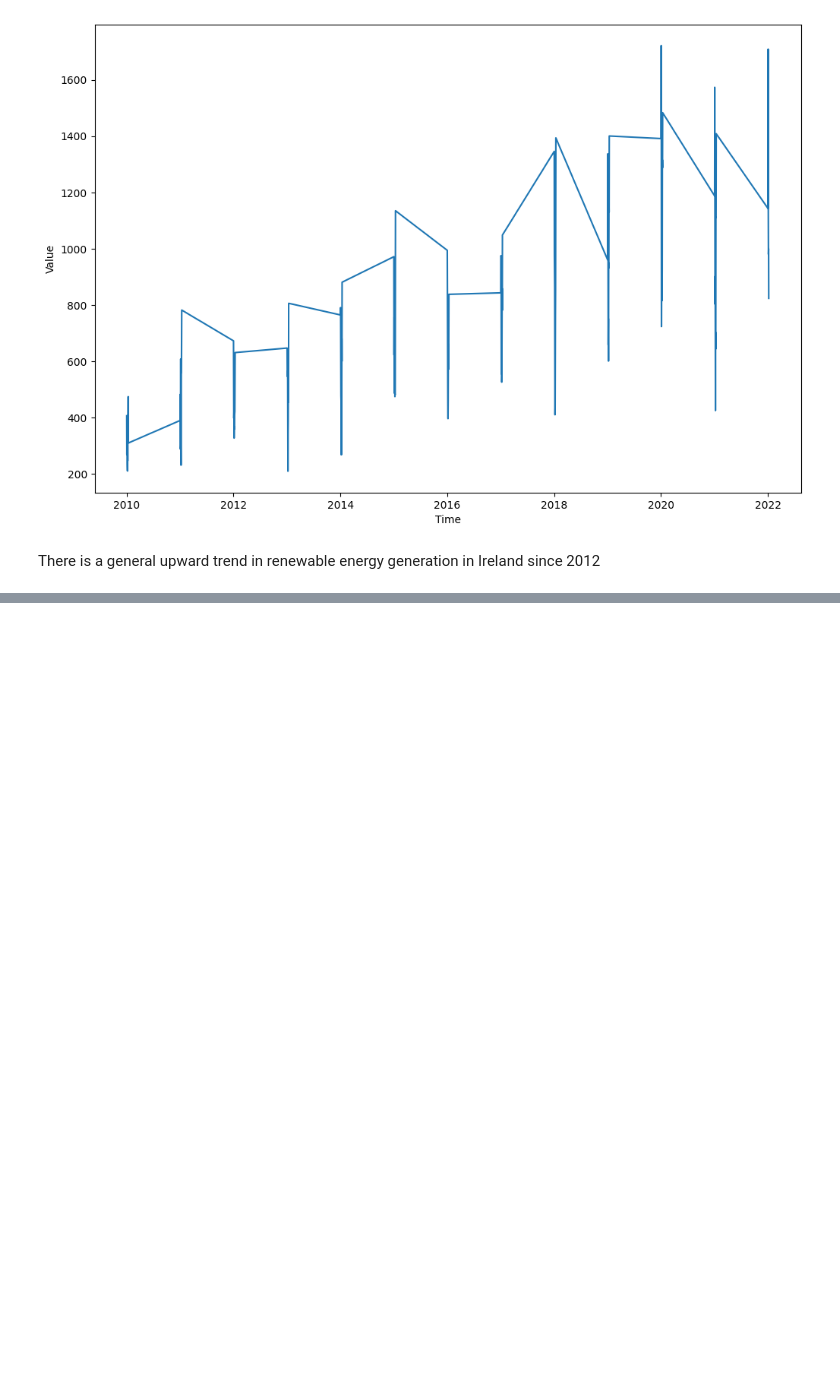
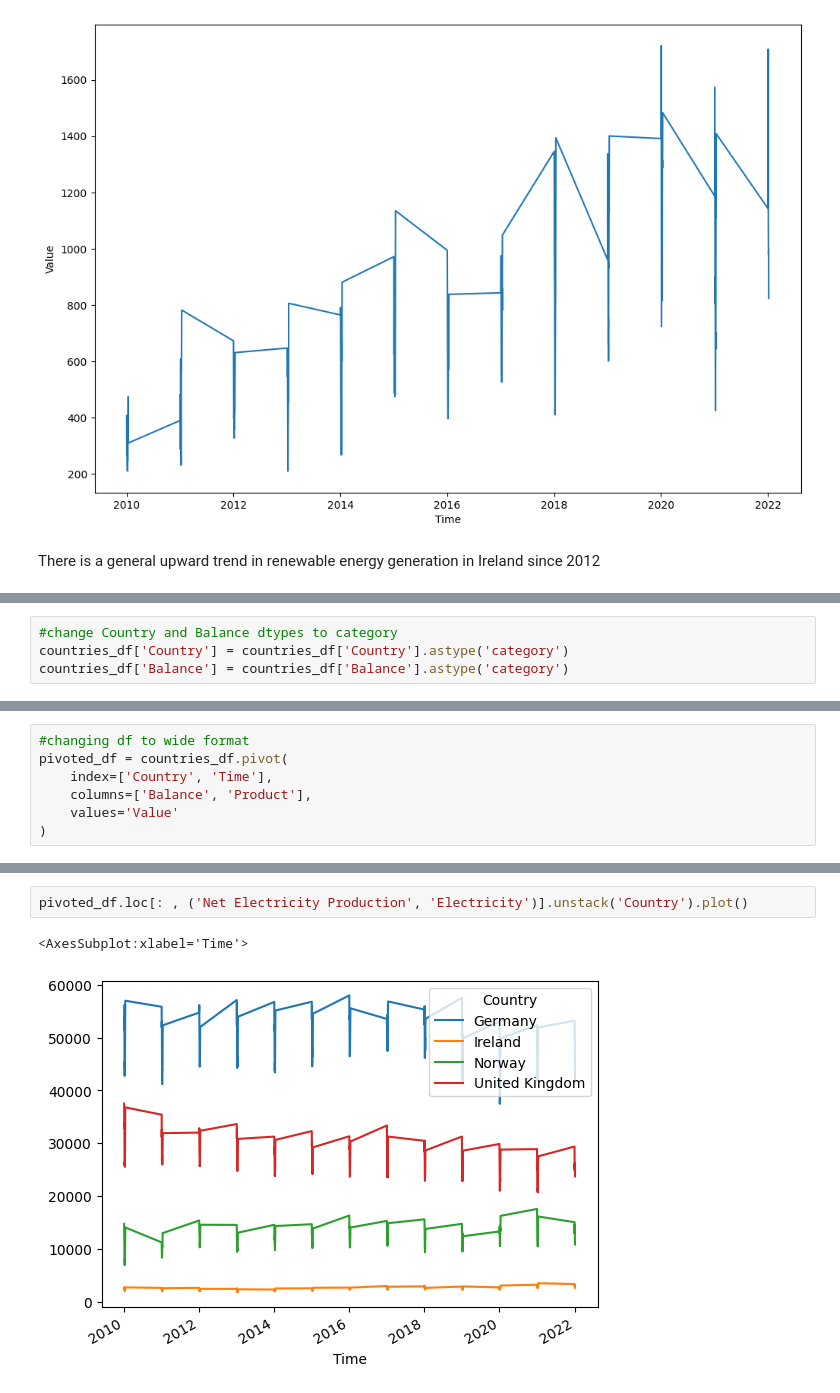
Before and after one commit to sibanda1989/international-energy-statistics-analysis, a Jupyter notebook: ExpIEHS101022.ipynb, the cells around one changed output, grey strips where cells are left out. Drawn from its saved outputs; the diff is of its cells as text; blank space fills up the shorter version.

```diff
--- a/ExpIEHS101022.ipynb
+++ b/ExpIEHS101022.ipynb
@@ -220,0 +233,4 @@ There is a general upward trend in renewable energy generation in Ireland since
+# %%
+#change Country and Balance dtypes to category
+countries_df['Country'] = countries_df['Country'].astype('category')
+countries_df['Balance'] = countries_df['Balance'].astype('category')
@@ -220,0 +257,7 @@ There is a general upward trend in renewable energy generation in Ireland since
+# %%
+#changing df to wide format
+pivoted_df = countries_df.pivot(
+    index=['Country', 'Time'],
+    columns=['Balance', 'Product'],
+    values='Value'
+)
@@ -220,0 +297,5 @@ There is a general upward trend in renewable energy generation in Ireland since
+# %%
+pivoted_df.loc[: , ('Net Electricity Production', 'Electricity')].unstack('Country').plot()
+# %% [output]
+<AxesSubplot:xlabel='Time'>
+[figure, added]
```
Also changed, not shown: parts of 19 cells of this notebook.
